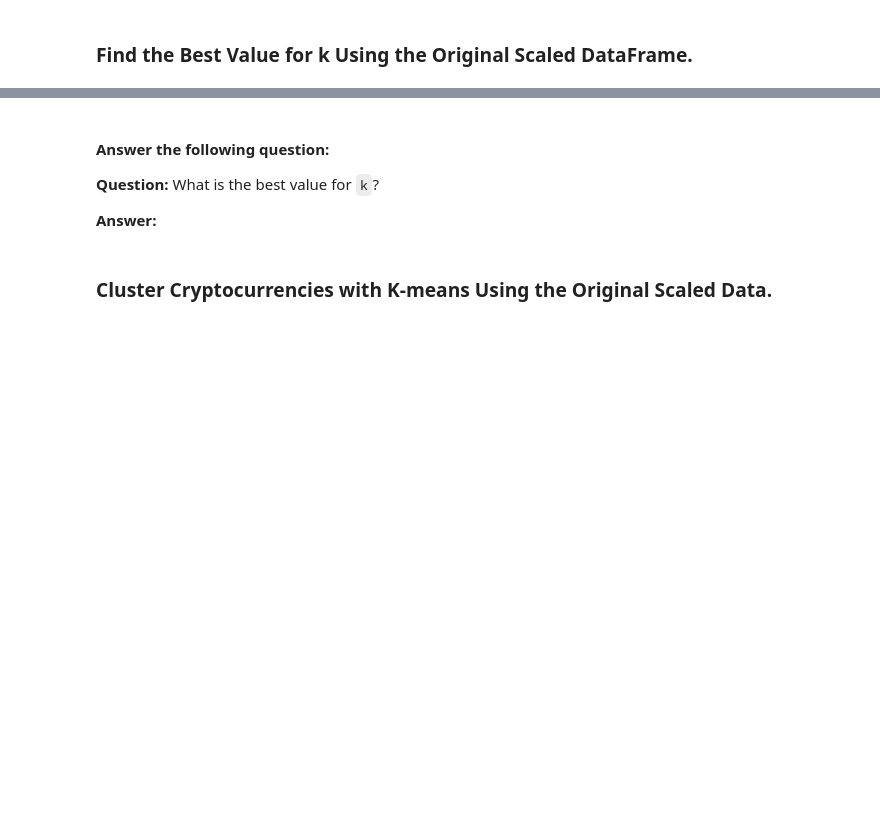
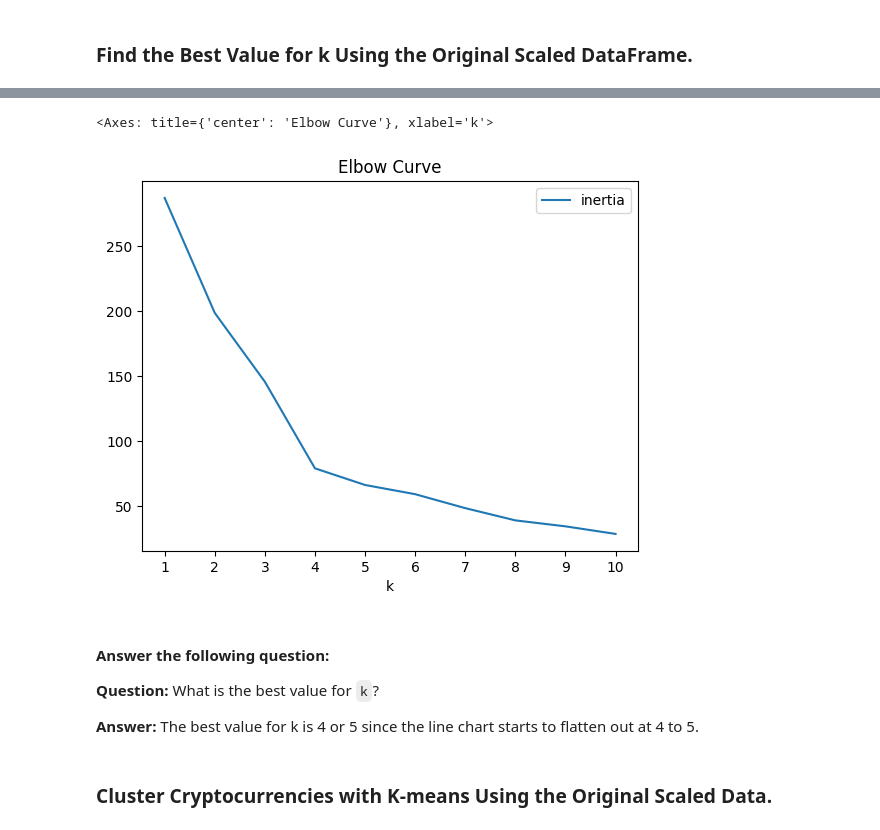
Before and after one commit to LardexTheLarge/crypto_clustering_challenge, a Jupyter notebook: Crypto_Clustering.ipynb, the cells around one changed output, grey strips where cells are left out. Cells and saved outputs as stored; diff of their text form; code cells hidden in the pictures; blank space fills up the shorter version.

Commit message:
Completed: Finding the best value for k

```diff
--- a/Crypto_Clustering.ipynb
+++ b/Crypto_Clustering.ipynb
@@ -144,11 +145,20 @@ market_data_scaled_df.head()
 # %%
 # Plot a line chart with all the inertia values computed with
 # the different values of k to visually identify the optimal value for k.
+df_elbow.plot.line(
+    x="k",
+    y="inertia",
+    title="Elbow Curve",
+    xticks=k
+)
+# %% [output]
+<Axes: title={'center': 'Elbow Curve'}, xlabel='k'>
+[figure, added]
 # %% [markdown]
 #### Answer the following question:
 **Question:** What is the best value for `k`?
 
-**Answer:**
+**Answer:** The best value for k is 4 or 5 since the line chart starts to flatten out at 4 to 5.
 # %% [markdown]
 ### Cluster Cryptocurrencies with K-means Using the Original Scaled Data.
 # %%
```
Also changed, not shown: parts of 1 cell of this notebook.
